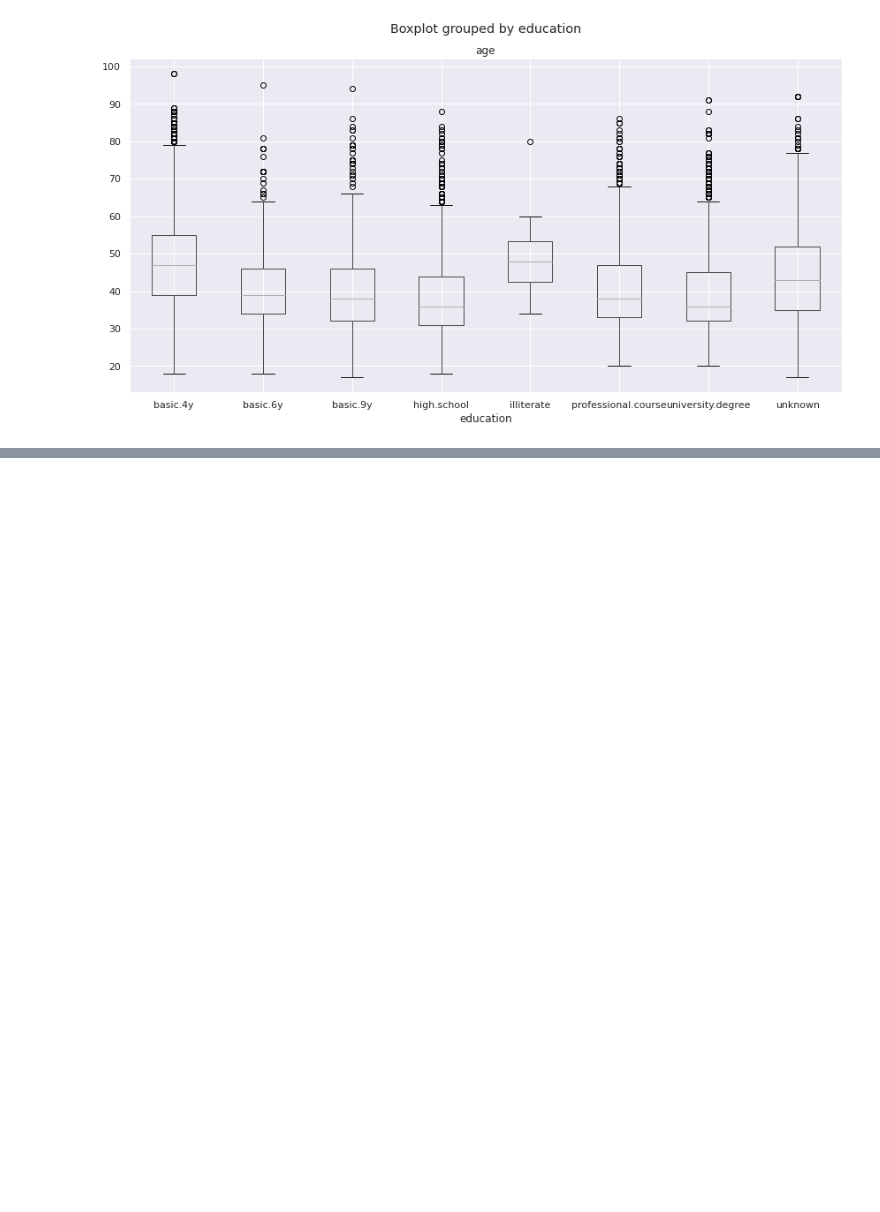
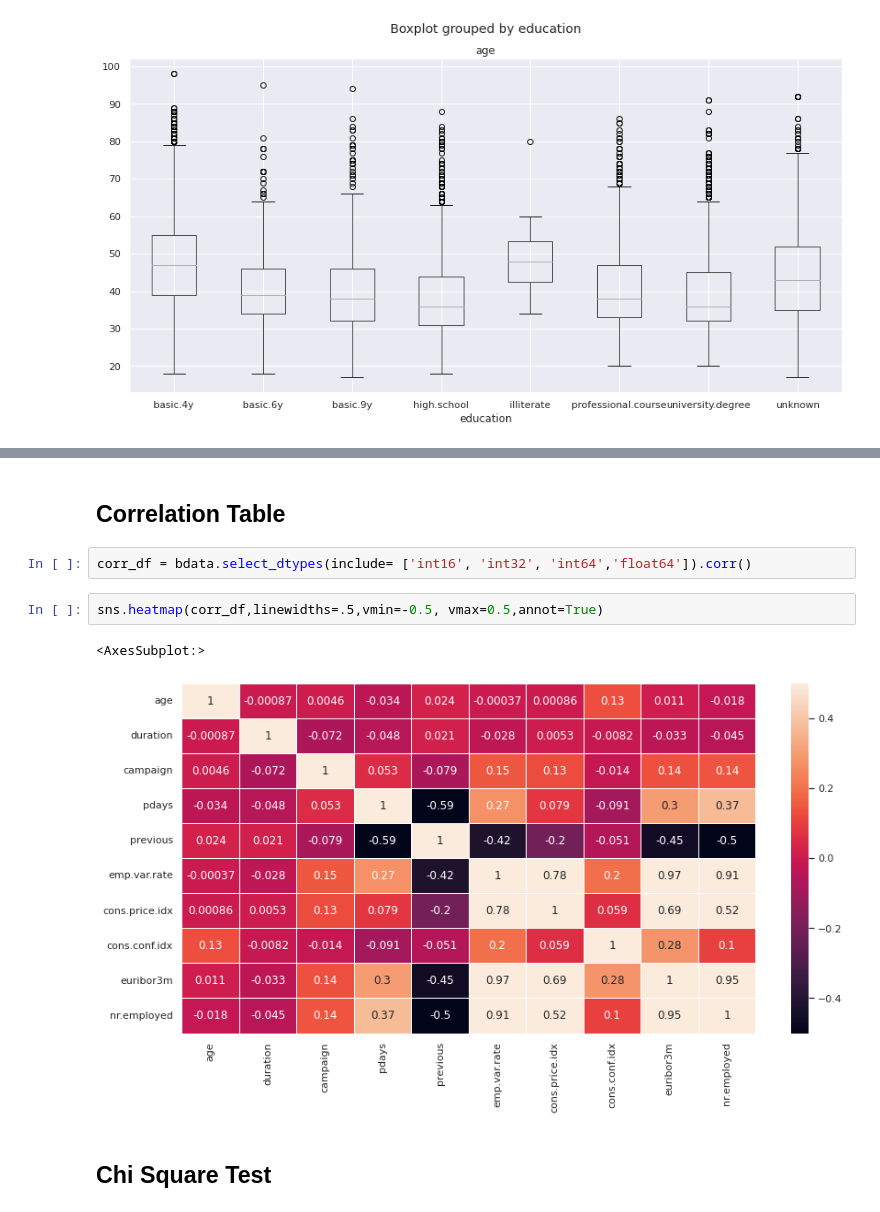
Before and after one commit to fatihardazengin/Bank-Marketing, a Jupyter notebook: bank-marketing-in-progress.ipynb, the cells around one changed output, grey strips where cells are left out. Cells and saved outputs as stored; diff of their text form; blank space fills up the shorter version.

```diff
--- a/bank-marketing-in-progress.ipynb
+++ b/bank-marketing-in-progress.ipynb
@@ -319,0 +397,11 @@ sns.pairplot(bdata,hue="y")
+# %% [markdown]
+## Correlation Table
+# %%
+corr_df = bdata.select_dtypes(include= ['int16', 'int32', 'int64','float64']).corr()
+# %%
+sns.heatmap(corr_df,linewidths=.5,vmin=-0.5, vmax=0.5,annot=True)
+# %% [output]
+<AxesSubplot:>
+[figure, added]
+# %% [markdown]
+## Chi Square Test
```
Also changed, not shown: parts of 40 cells of this notebook.
